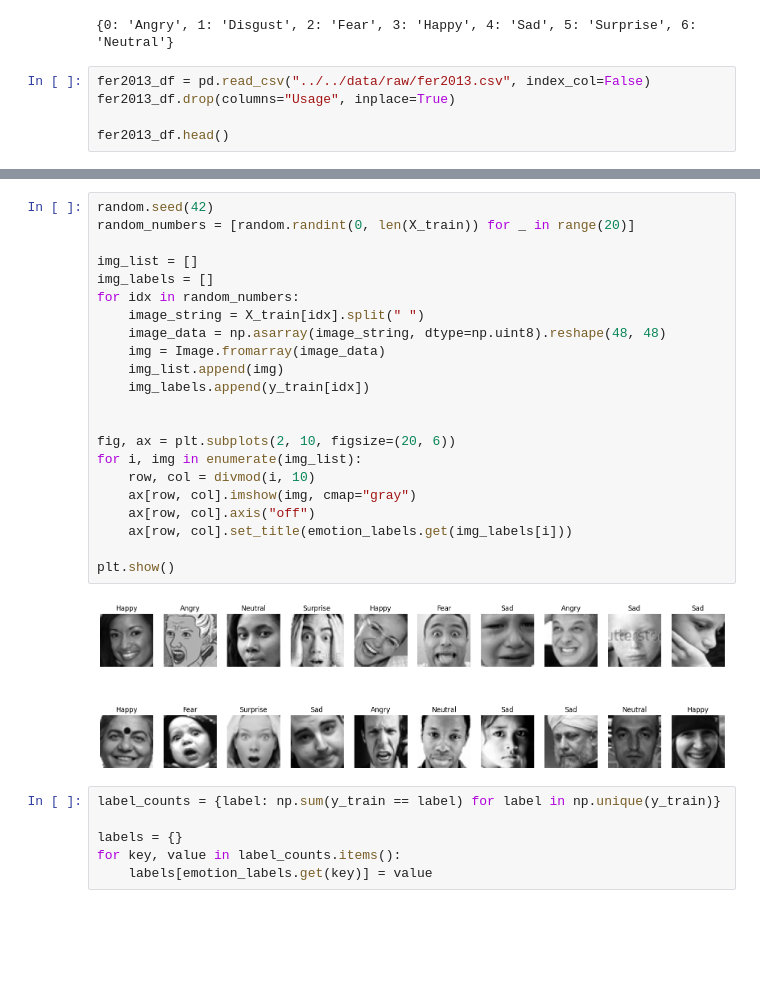
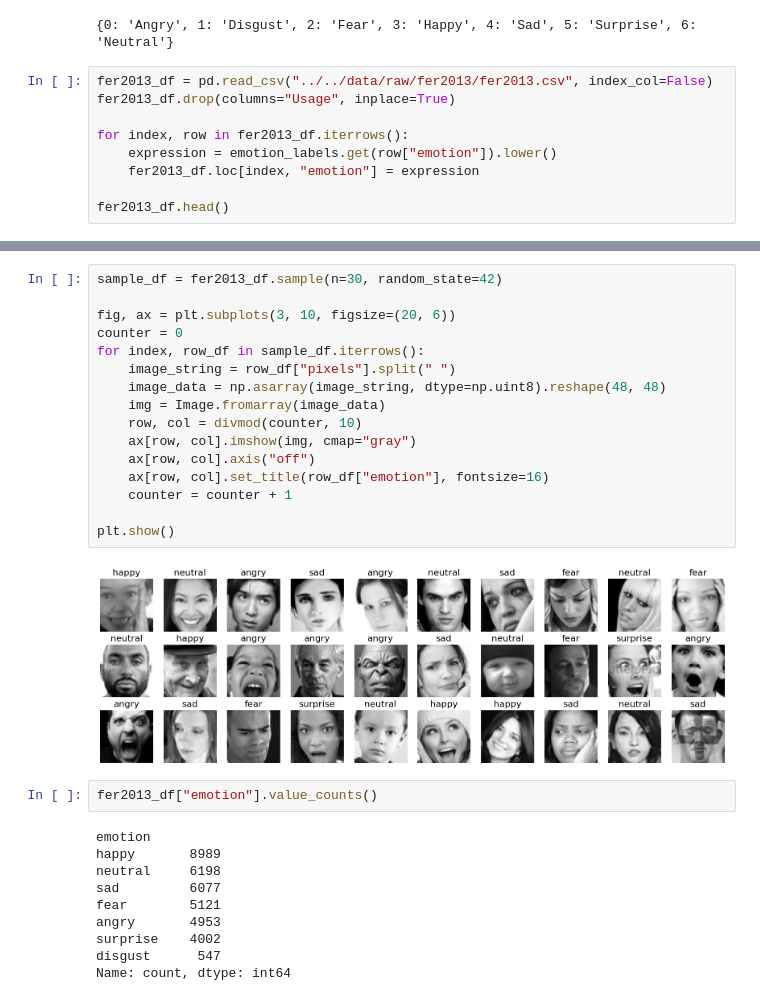
Before and after one commit to DSPRO2-Group-9/emotion_recognition, a Jupyter notebook: notebook/eda/dqa_fer2013.ipynb, the cells around one changed output, grey strips where cells are left out. Drawn from its saved outputs; the diff is of its cells as text; blank space fills up the shorter version.

```diff
--- a/notebook/eda/dqa_fer2013.ipynb
+++ b/notebook/eda/dqa_fer2013.ipynb
@@ -48,9 +28,13 @@ print(emotion_labels)
 # %% [output]
 {0: 'Angry', 1: 'Disgust', 2: 'Fear', 3: 'Happy', 4: 'Sad', 5: 'Surprise', 6: 'Neutral'}
 # %%
-fer2013_df = pd.read_csv("../../data/raw/fer2013.csv", index_col=False)
+fer2013_df = pd.read_csv("../../data/raw/fer2013/fer2013.csv", index_col=False)
 fer2013_df.drop(columns="Usage", inplace=True)
 
+for index, row in fer2013_df.iterrows():
+    expression = emotion_labels.get(row["emotion"]).lower()
+    fer2013_df.loc[index, "emotion"] = expression
+
 fer2013_df.head()
 # %% [output]
 |  | emotion | pixels |
@@ -82,31 +46,31 @@ print(len(X_valid))
 # %%
-random.seed(42)
-random_numbers = [random.randint(0, len(X_train)) for _ in range(20)]
+sample_df = fer2013_df.sample(n=30, random_state=42)
 
-img_list = []
-img_labels = []
-for idx in random_numbers:
-    image_string = X_train[idx].split(" ")
+fig, ax = plt.subplots(3, 10, figsize=(20, 6))
+counter = 0
+for index, row_df in sample_df.iterrows():
+    image_string = row_df["pixels"].split(" ")
     image_data = np.asarray(image_string, dtype=np.uint8).reshape(48, 48)
     img = Image.fromarray(image_data)
-    img_list.append(img)
-    img_labels.append(y_train[idx])
-
-
-fig, ax = plt.subplots(2, 10, figsize=(20, 6))
-for i, img in enumerate(img_list):
-    row, col = divmod(i, 10)
+    row, col = divmod(counter, 10)
     ax[row, col].imshow(img, cmap="gray")
     ax[row, col].axis("off")
-    ax[row, col].set_title(emotion_labels.get(img_labels[i]))
+    ax[row, col].set_title(row_df["emotion"], fontsize=16)
+    counter = counter + 1
 
 plt.show()
 # %% [output]
-[figure, old version]
+[figure, new version]
-# %%
-label_counts = {label: np.sum(y_train == label) for label in np.unique(y_train)}
-
-labels = {}
-for key, value in label_counts.items():
-    labels[emotion_labels.get(key)] = value
+# %%
+fer2013_df["emotion"].value_counts()
+# %% [output]
+emotion
+happy       8989
+neutral     6198
+sad         6077
+fear        5121
+angry       4953
+surprise    4002
+disgust      547
+Name: count, dtype: int64
 # %%
```
Also changed, not shown: parts of 5 cells of this notebook, 2 other files.
